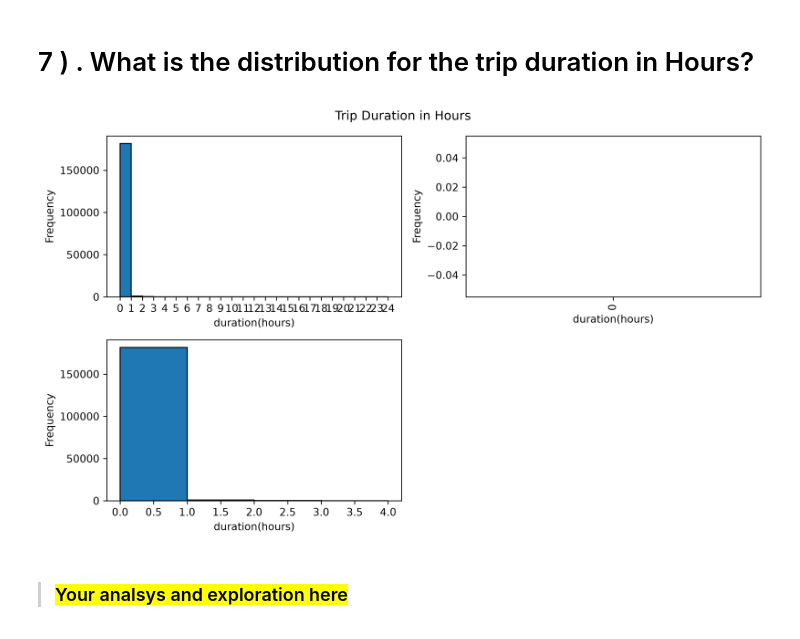
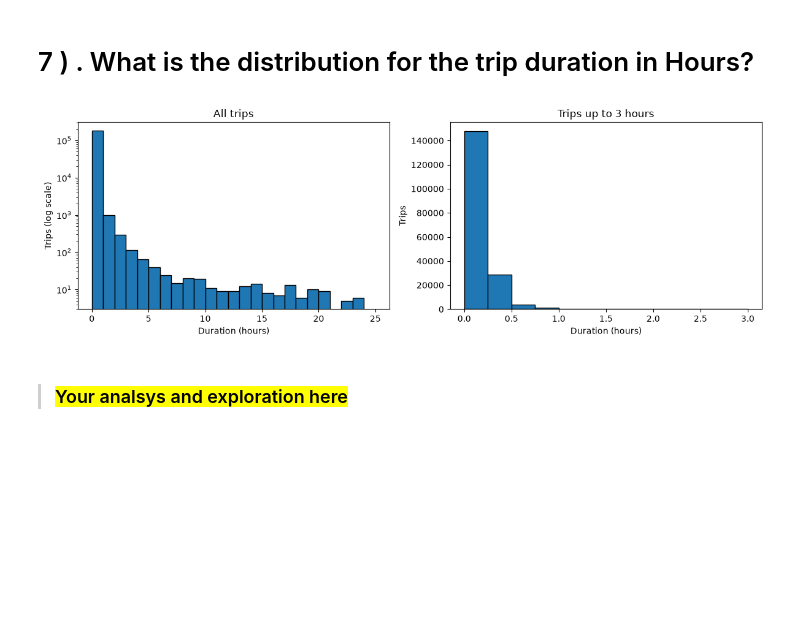
Before and after one commit to John-Adel/Data-Analysis-Final-Project, a Jupyter notebook: notebooks/01_eda_and_preprocessing.ipynb.ipynb, the cells around one changed output. Drawn from its saved outputs; the diff is of its cells as text; code cells hidden in the pictures; blank space fills up the shorter version.

```diff
--- a/notebooks/01_eda_and_preprocessing.ipynb.ipynb
+++ b/notebooks/01_eda_and_preprocessing.ipynb.ipynb
@@ -405,0 +346,3 @@ shares
+# %%
+df[['start_station_id', 'end_station_id']] = df[['start_station_id', 'end_station_id']].astype('int64')
+print(df[['start_station_id', 'end_station_id']].dtypes)
@@ -558,0 +516,3 @@ df.head()
+# %%
+df['start_time'] = pd.to_datetime(df['start_time'])
+df['end_time'] = pd.to_datetime(df['end_time'])
@@ -558,0 +527,12 @@ df.head()
+# %%
+df['start_date'] = df['start_time'].dt.normalize()
+df['start_hour'] = df['start_time'].dt.hour
+df['start_day'] = df['start_time'].dt.day
+df['day_of_week'] = df['start_time'].dt.day_name()
+df['day_of_week_num'] = df['start_time'].dt.dayofweek
+df['start_month'] = df['start_time'].dt.month
+df['is_weekend'] = df['day_of_week_num'] >= 5
+# %%
+day_order = ['Monday', 'Tuesday', 'Wednesday', 'Thursday', 'Friday', 'Saturday', 'Sunday']
+df['day_of_week'] = pd.Categorical(df['day_of_week'], categories=day_order, ordered=True)
+df['day_of_week'].value_counts().sort_index()   # Monday to Sunday order
@@ -732,34 +723,26 @@ plt.show()
 # %% [markdown]
 # <a id="7">    7 )  . What is the distribution for the trip duration in Hours?  </a>
 # %%
-# Make visualization to easy get insight
-# Make visualization to easy get insight
-bin_range = list(range(int(df['duration_hour'].min()), int(df['duration_hour'].max()) + 2))
-bin_range2 = list(range(int(df['duration_hour'].min()), int(df['duration_hour'].max()) + 2, 100))
-plt.figure(figsize = (10, 6), dpi = 300)
+# Trip duration in hours distribution
+plt.figure(figsize=(12, 4), dpi=100)
 
-plt.subplot(2, 2, 1)
-plt.hist(df['duration_hour'], bin_range, edgecolor = 'black')
-plt.xticks(bin_range)
-plt.xlabel('duration(hours)')
-plt.ylabel('Frequency')
+plt.subplot(1, 2, 1)
+plt.hist(df['duration_hour'], bins=range(0, 26), edgecolor='black')
+plt.yscale('log')
+plt.xlabel('Duration (hours)')
+plt.ylabel('Trips (log scale)')
+plt.title('All trips')
 
-plt.subplot(2, 2, 2)
-plt.hist(df['duration_hour'], bin_range2, edgecolor = 'black')
-plt.xticks(bin_range2, rotation = 90)
-plt.xlabel('duration(hours)')
-plt.ylabel('Frequency')
+plt.subplot(1, 2, 2)
+plt.hist(df['duration_hour'], bins=np.arange(0, 3.25, 0.25), edgecolor='black')
+plt.xlabel('Duration (hours)')
+plt.ylabel('Trips')
+plt.title('Trips up to 3 hours')
 
-plt.subplot(2, 2, 3)
-plt.hist(df['duration_hour'], bin_range[0:5], edgecolor = 'black')
-plt.xlabel('duration(hours)')
-plt.ylabel('Frequency')
-
-plt.suptitle("Trip Duration in Hours")
 plt.tight_layout()
 plt.show()
 # %% [output]
-[figure, old version]
+[figure, new version]
 # %% [markdown]
 > ### <mark>Your analsys and exploration here </mark>
 # %% [markdown]
```
Also changed, not shown: parts of 60 cells of this notebook, 1 other file.
